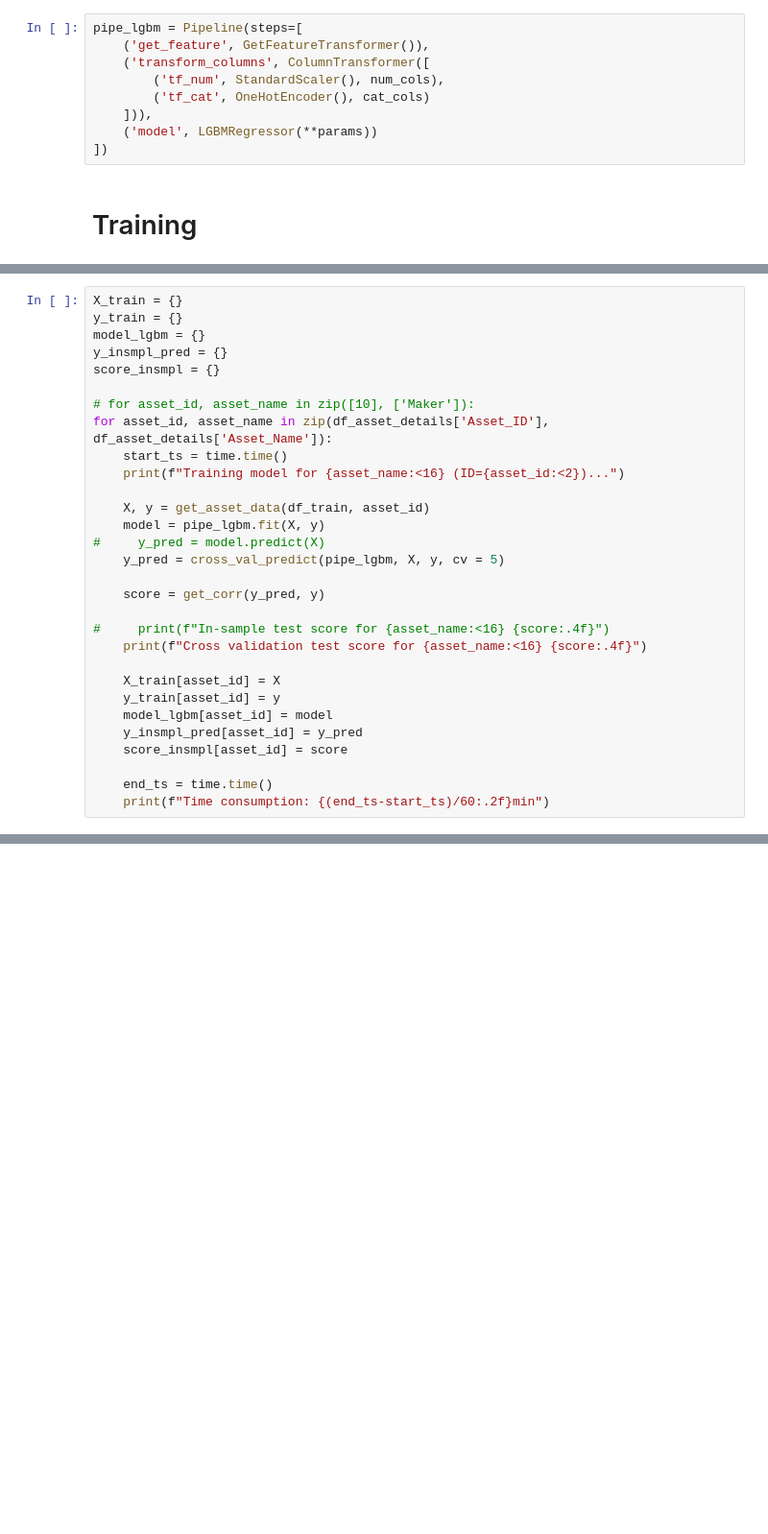
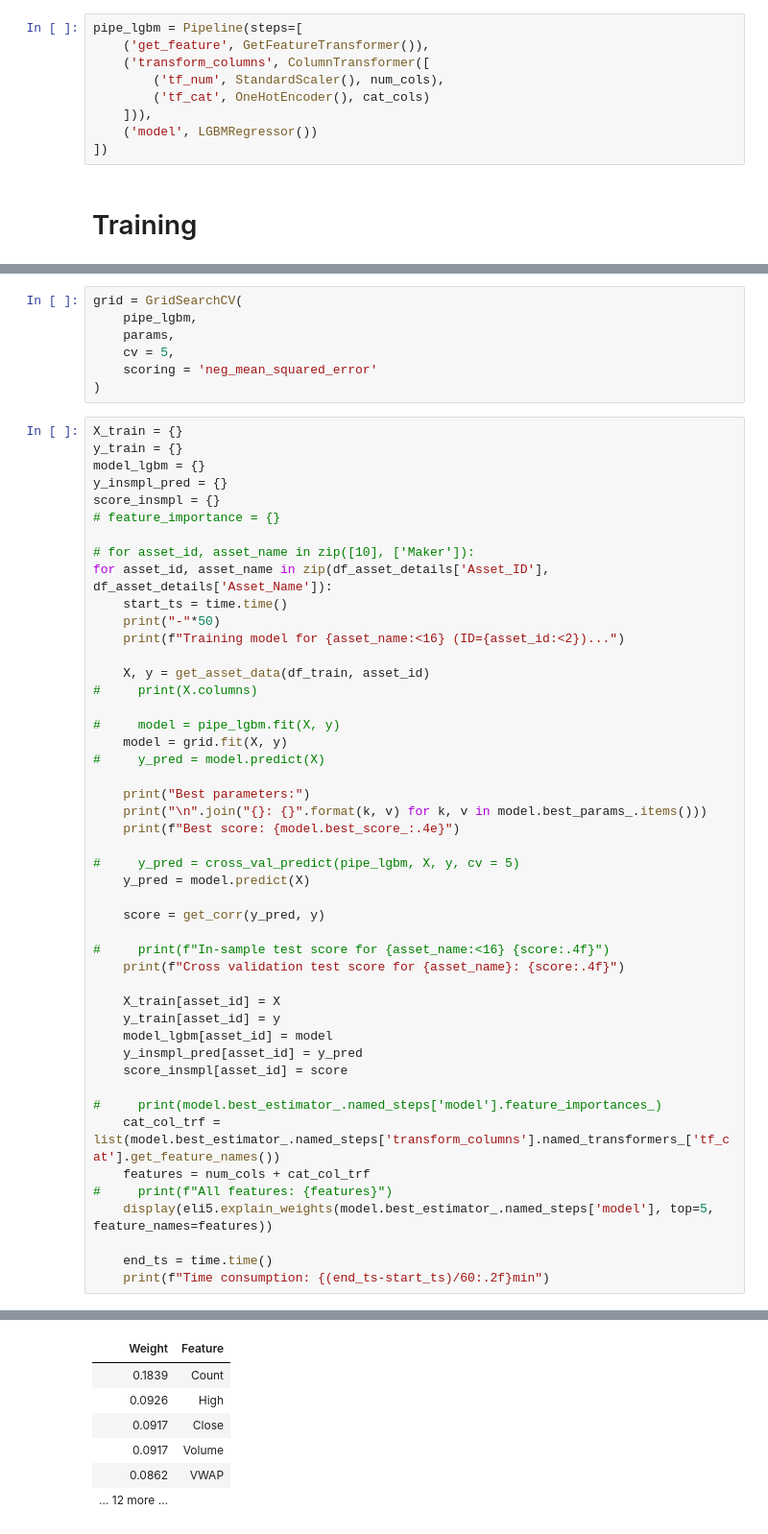
Before and after one commit to yqelisa/G-Research_Crypto_Prediction_2021, a Jupyter notebook: g-research-crypto-forecasting-ey2.ipynb, the cells around one changed output, grey strips where cells are left out. Shown at 96% size. Cells and saved outputs as stored; diff of their text form; blank space fills up the shorter version.

Commit message:
Add feature importance visualization

```diff
--- a/g-research-crypto-forecasting-ey2.ipynb
+++ b/g-research-crypto-forecasting-ey2.ipynb
@@ -165,7 +197,7 @@ pipe_lgbm = Pipeline(steps=[
         ('tf_num', StandardScaler(), num_cols),
         ('tf_cat', OneHotEncoder(), cat_cols)
     ])),
-    ('model', LGBMRegressor(**params))
+    ('model', LGBMRegressor())
 ])
 # %% [markdown]
 # Training
@@ -172,24 +208,42 @@ pipe_lgbm = Pipeline(steps=[
+# %%
+grid = GridSearchCV(
+    pipe_lgbm,
+    params,
+    cv = 5,
+    scoring = 'neg_mean_squared_error'
+)
 # %%
 X_train = {}
 y_train = {}
 model_lgbm = {}
 y_insmpl_pred = {}
 score_insmpl = {}
+# feature_importance = {}
 
 # for asset_id, asset_name in zip([10], ['Maker']):
 for asset_id, asset_name in zip(df_asset_details['Asset_ID'], df_asset_details['Asset_Name']):
     start_ts = time.time()
+    print("-"*50)
     print(f"Training model for {asset_name:<16} (ID={asset_id:<2})...")
 
     X, y = get_asset_data(df_train, asset_id)
-    model = pipe_lgbm.fit(X, y)
+#     print(X.columns)
+
+#     model = pipe_lgbm.fit(X, y)
+    model = grid.fit(X, y)
 #     y_pred = model.predict(X)
-    y_pred = cross_val_predict(pipe_lgbm, X, y, cv = 5)
+
+    print("Best parameters:")
+    print("\n".join("{}: {}".format(k, v) for k, v in model.best_params_.items()))
+    print(f"Best score: {model.best_score_:.4e}")
+
+#     y_pred = cross_val_predict(pipe_lgbm, X, y, cv = 5)
+    y_pred = model.predict(X)
 
     score = get_corr(y_pred, y)
 
 #     print(f"In-sample test score for {asset_name:<16} {score:.4f}")
-    print(f"Cross validation test score for {asset_name:<16} {score:.4f}")
+    print(f"Cross validation test score for {asset_name}: {score:.4f}")
 
     X_train[asset_id] = X
     y_train[asset_id] = y
@@ -197,6 +251,12 @@ for asset_id, asset_name in zip(df_asset_details['Asset_ID'], df_asset_details['
     y_insmpl_pred[asset_id] = y_pred
     score_insmpl[asset_id] = score
 
+#     print(model.best_estimator_.named_steps['model'].feature_importances_)
+    cat_col_trf = list(model.best_estimator_.named_steps['transform_columns'].named_transformers_['tf_cat'].get_feature_names())
+    features = num_cols + cat_col_trf
+#     print(f"All features: {features}")
+    display(eli5.explain_weights(model.best_estimator_.named_steps['model'], top=5, feature_names=features))
+
     end_ts = time.time()
     print(f"Time consumption: {(end_ts-start_ts)/60:.2f}min")
 # %% [output]
@@ -219,0 +282,7 @@ Time consumption: 3.97min
+| Weight | Feature |
+| 0.1839 | Count |
+| 0.0926 | High |
+| 0.0917 | Close |
+| 0.0917 | Volume |
+| 0.0862 | VWAP |
+| … 12 more … |  |
```
Also changed, not shown: parts of 16 cells of this notebook.
